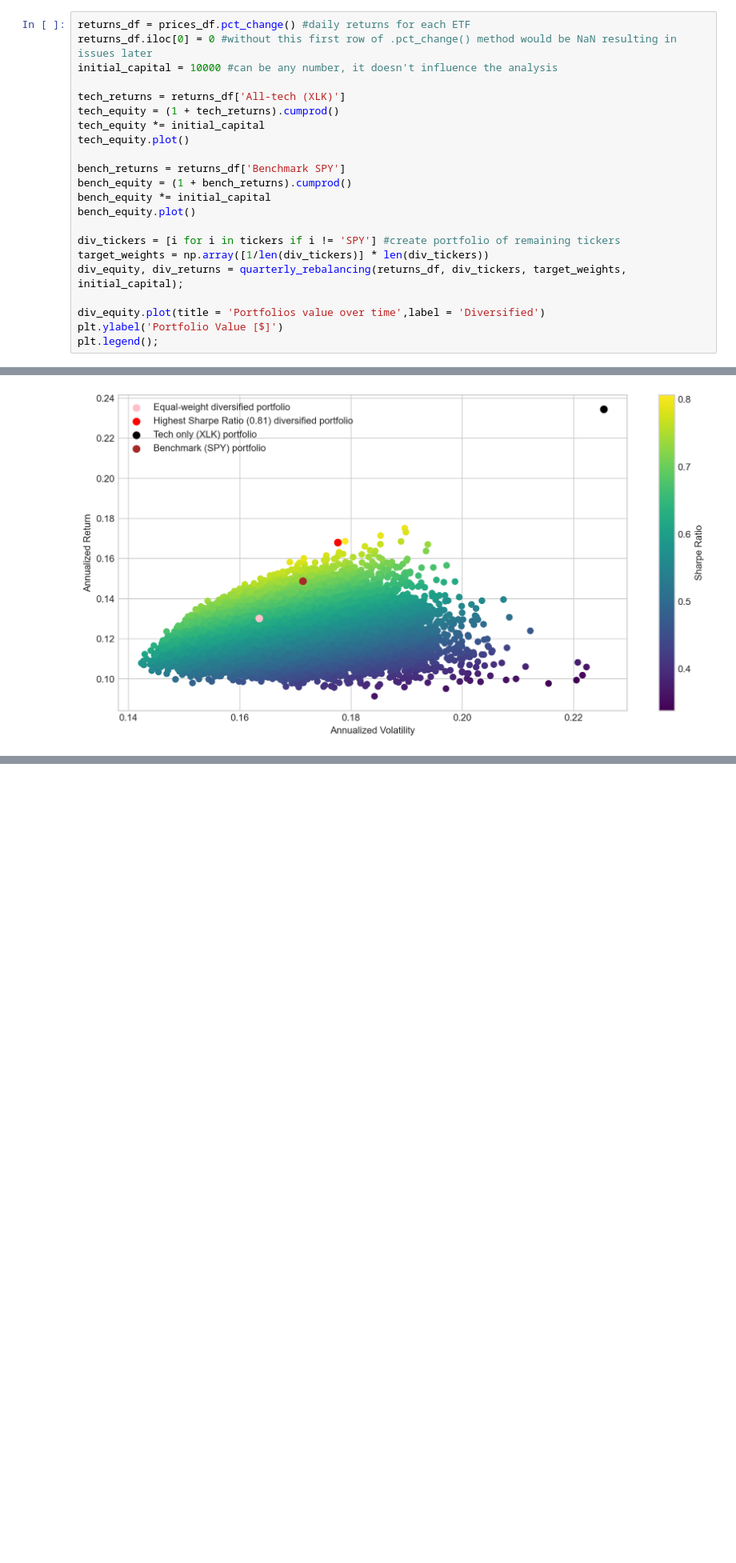
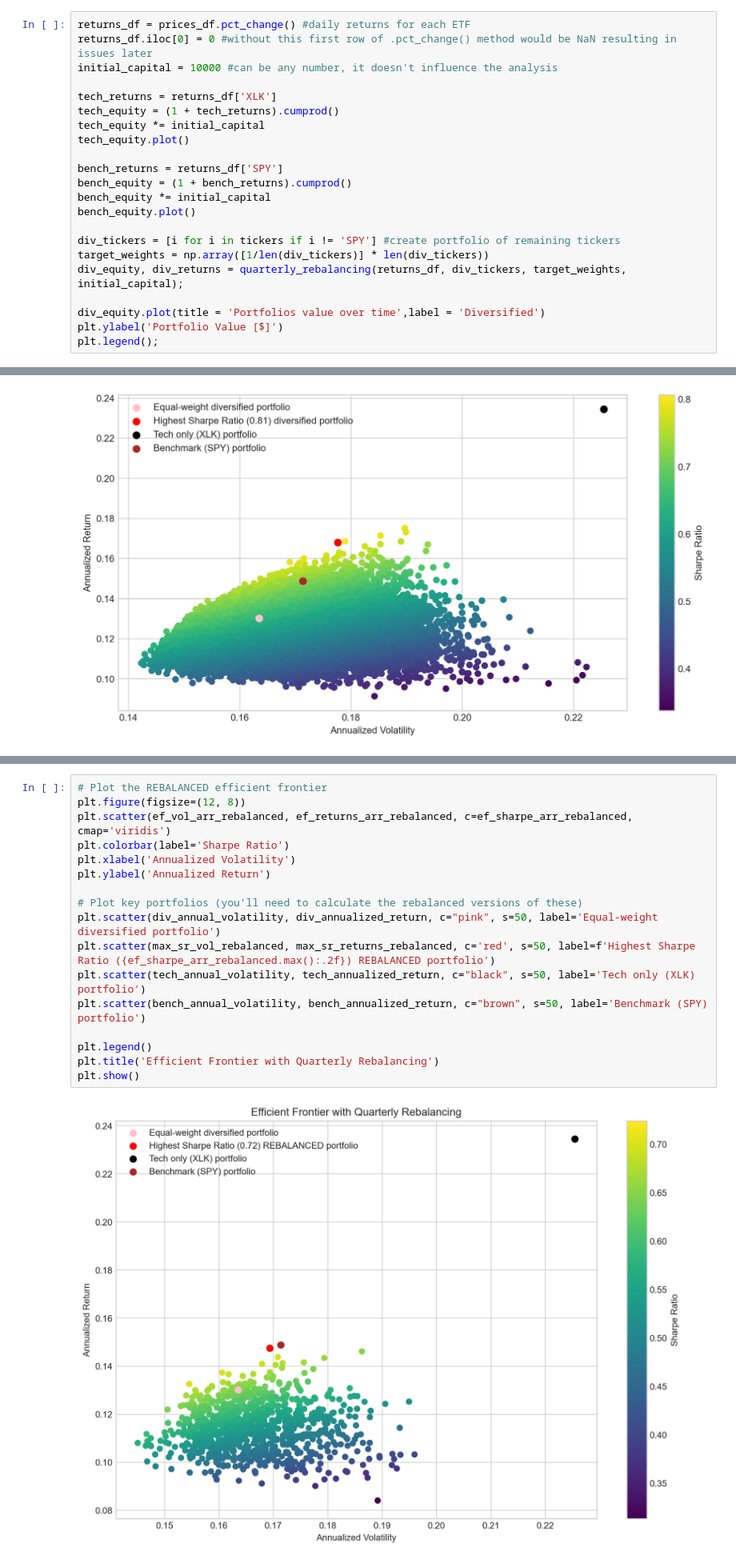
Before and after one commit to OttimoR/diversified-vs-tech-ETFs-portfolios-analysis, a Jupyter notebook: portfolio_analysis.ipynb, the cells around one changed output, grey strips where cells are left out. Shown at 80% size. Cells and saved outputs as stored; diff of their text form; blank space fills up the shorter version.

```diff
--- a/portfolio_analysis.ipynb
+++ b/portfolio_analysis.ipynb
@@ -92,12 +92,12 @@ returns_df = prices_df.pct_change() #daily returns for each ETF
 returns_df.iloc[0] = 0 #without this first row of .pct_change() method would be NaN resulting in issues later
 initial_capital = 10000 #can be any number, it doesn't influence the analysis
 
-tech_returns = returns_df['All-tech (XLK)']
+tech_returns = returns_df['XLK']
 tech_equity = (1 + tech_returns).cumprod()
 tech_equity *= initial_capital
 tech_equity.plot()
 
-bench_returns = returns_df['Benchmark SPY']
+bench_returns = returns_df['SPY']
 bench_equity = (1 + bench_returns).cumprod()
 bench_equity *= initial_capital
 bench_equity.plot()
@@ -523,0 +507,19 @@ Notes:
+# %%
+# Plot the REBALANCED efficient frontier
+plt.figure(figsize=(12, 8))
+plt.scatter(ef_vol_arr_rebalanced, ef_returns_arr_rebalanced, c=ef_sharpe_arr_rebalanced, cmap='viridis')
+plt.colorbar(label='Sharpe Ratio')
+plt.xlabel('Annualized Volatility')
+plt.ylabel('Annualized Return')
+
+# Plot key portfolios (you'll need to calculate the rebalanced versions of these)
+plt.scatter(div_annual_volatility, div_annualized_return, c="pink", s=50, label='Equal-weight diversified portfolio')
+plt.scatter(max_sr_vol_rebalanced, max_sr_returns_rebalanced, c='red', s=50, label=f'Highest Sharpe Ratio ({ef_sharpe_arr_rebalanced.max():.2f}) REBALANCED portfolio')
+plt.scatter(tech_annual_volatility, tech_annualized_return, c="black", s=50, label='Tech only (XLK) portfolio')
+plt.scatter(bench_annual_volatility, bench_annualized_return, c="brown", s=50, label='Benchmark (SPY) portfolio')
+
+plt.legend()
+plt.title('Efficient Frontier with Quarterly Rebalancing')
+plt.show()
+# %% [output]
+[figure, added]
```
Also changed, not shown: parts of 28 cells of this notebook.
